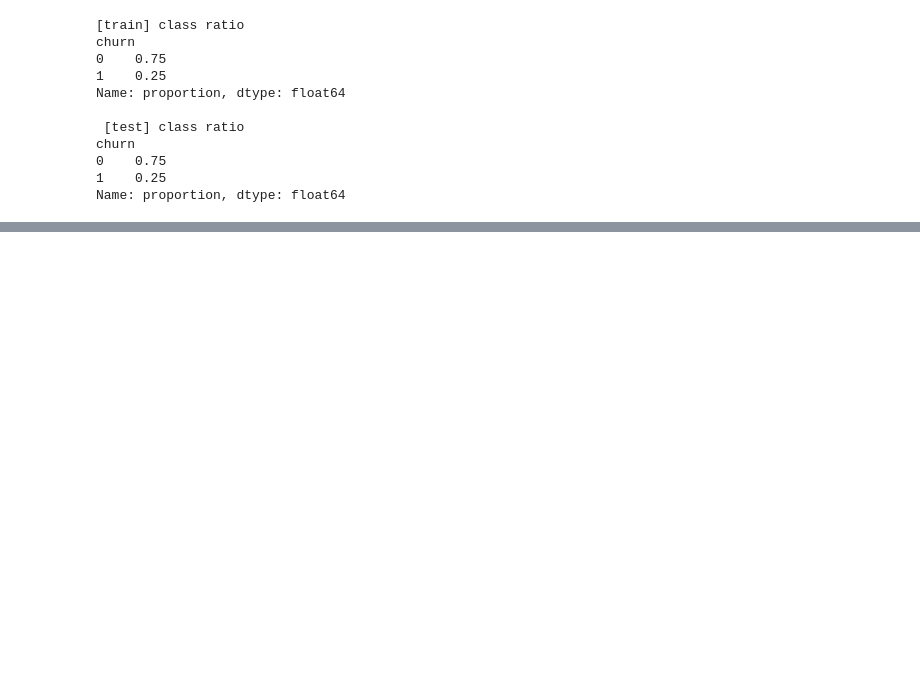
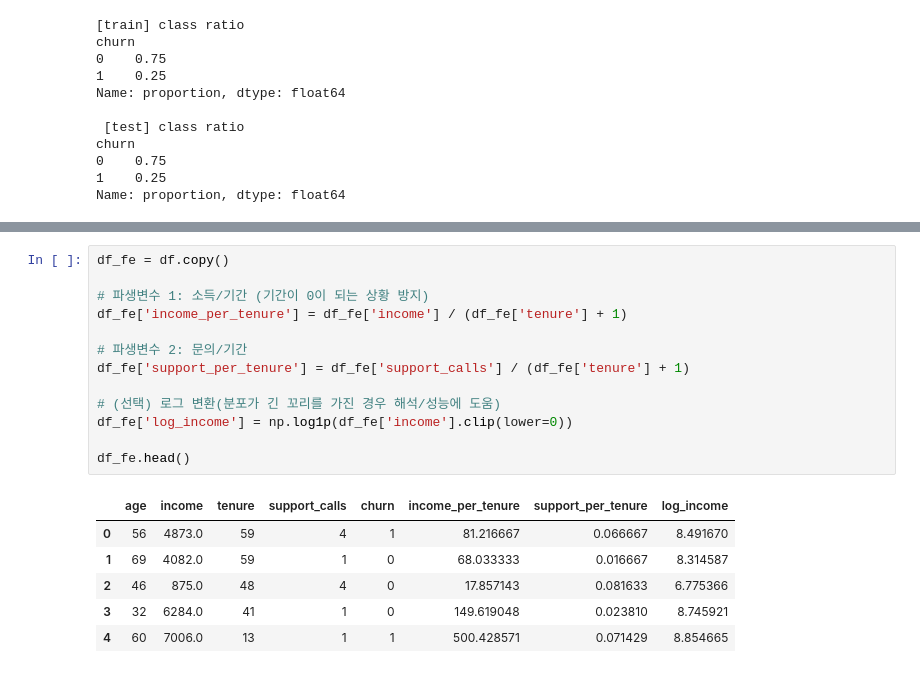
Before and after one commit to hyscodebase/Big-data-application-practice1, a Jupyter notebook: Week10/Week10[Alex].ipynb, the cells around one changed output, grey strips where cells are left out. Drawn from its saved outputs; the diff is of its cells as text; blank space fills up the shorter version.

```diff
--- a/Week10/Week10[Alex].ipynb
+++ b/Week10/Week10[Alex].ipynb
@@ -232,0 +266,20 @@ Name: proportion, dtype: float64
+# %%
+df_fe = df.copy()
+
+# 파생변수 1: 소득/기간 (기간이 0이 되는 상황 방지)
+df_fe['income_per_tenure'] = df_fe['income'] / (df_fe['tenure'] + 1)
+
+# 파생변수 2: 문의/기간
+df_fe['support_per_tenure'] = df_fe['support_calls'] / (df_fe['tenure'] + 1)
+
+# (선택) 로그 변환(분포가 긴 꼬리를 가진 경우 해석/성능에 도움)
+df_fe['log_income'] = np.log1p(df_fe['income'].clip(lower=0))
+
+df_fe.head()
+# %% [output]
+|  | age | income | tenure | support_calls | churn | income_per_tenure | support_per_tenure | log_income |
+| 0 | 56 | 4873.0 | 59 | 4 | 1 | 81.216667 | 0.066667 | 8.491670 |
+| 1 | 69 | 4082.0 | 59 | 1 | 0 | 68.033333 | 0.016667 | 8.314587 |
+| 2 | 46 | 875.0 | 48 | 4 | 0 | 17.857143 | 0.081633 | 6.775366 |
+| 3 | 32 | 6284.0 | 41 | 1 | 0 | 149.619048 | 0.023810 | 8.745921 |
+| 4 | 60 | 7006.0 | 13 | 1 | 1 | 500.428571 | 0.071429 | 8.854665 |
```
Also changed, not shown: parts of 15 cells of this notebook.
